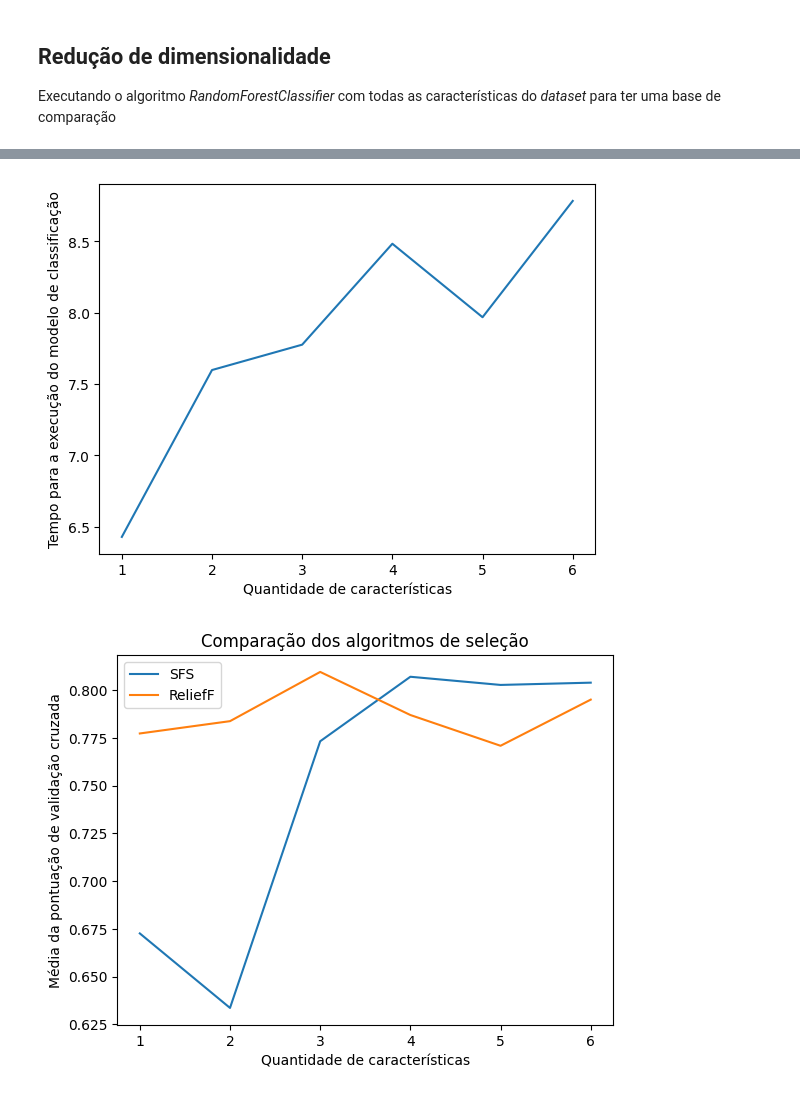
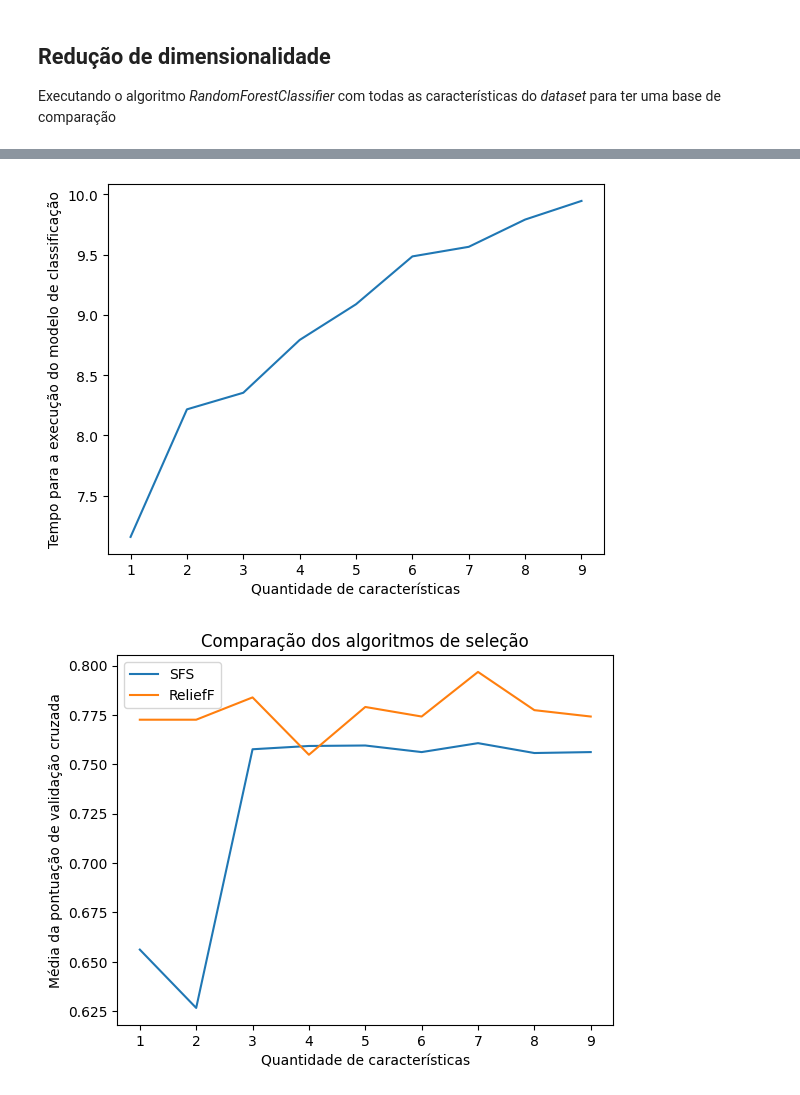
Before and after one commit to lievi/reconhecimento_padroes, a Jupyter notebook: titanic_analysis.ipynb, the cells around one changed output, grey strips where cells are left out. Saved outputs shown, nothing was run; the diff lists cells and outputs as text; code cells hidden in the pictures.

```diff
--- a/titanic_analysis.ipynb
+++ b/titanic_analysis.ipynb
@@ -26,3 +26,0 @@ df = pd.concat([train_df, test_df], axis=0, ignore_index=True)
-# %%
-# Removing passenger id
-df = df.drop('PassengerId', axis=1)
@@ -43,0 +143,2 @@ Por que remover a classe `Cabin`:
+# %%
+X_train, X_test, y_train, y_test = pre_process(train_df)
@@ -221,7 +264,37 @@ plt.show()
 # %%
-clf = RandomForestClassifier()
-sfs = feature_selection.SequentialFeatureSelector(clf, n_features_to_select=4, direction='backward')
+clf = GaussianNB()
+sfs = feature_selection.SequentialFeatureSelector(clf, direction='backward')
+skf = StratifiedKFold(n_splits=10)
+
+# sfs_grid_search = model_selection.GridSearchCV(estimator=sfs, param_grid={'n_features_to_select': range(1, 10)}, cv=skf, scoring='accuracy')
+# sfs_grid_search.fit(X_train, y_train)
+
 sfs.fit(X_train.values, y_train.values)
+sfs_X_train = sfs.transform(X_train)
+sfs_X_test = sfs.transform(X_test)
+
+clf.fit(sfs_X_train, y_train)
+sfs_y_pred = clf.predict(sfs_X_test)
+
+sfs_f1_score = cross_val_score(clf, sfs_X_train, y_train, cv=K_FOLD, scoring='f1_weighted')
+sfs_precision_score = cross_val_score(clf, sfs_X_train, y_train, cv=K_FOLD, scoring='precision')
+sfs_recall_score = cross_val_score(clf, sfs_X_train, y_train, cv=K_FOLD, scoring='recall')
+sfs_accuracy_score = cross_val_score(clf, sfs_X_train, y_train, cv=K_FOLD, scoring='accuracy')
+
+# clf = GridSearchCV(pca_gnb, parameters)
+# clf.fit(df_pca, y_train)
+
+results_df.at['sfs', 'f1_mean'] = np.mean(sfs_f1_score)
+results_df.at['sfs', 'f1_std'] = np.std(scores)
+
+results_df.at['sfs', 'precision_mean'] = np.mean(sfs_precision_score)
+results_df.at['sfs', 'precision_std'] = np.std(sfs_precision_score)
+
+results_df.at['sfs', 'recall_mean'] = np.mean(sfs_recall_score)
+results_df.at['sfs', 'recall_std'] = np.std(sfs_recall_score)
+
+results_df.at['sfs', 'accuracy_mean'] = np.mean(sfs_accuracy_score)
+results_df.at['sfs', 'accuracy_std'] = np.std(sfs_accuracy_score)
 # %%
 selected_features = [
     feature for feature,
@@ -233,7 +306,7 @@ clf = RandomForestClassifier()
 sfs_scores = []
 clf_processing_time = []
 # Testing the accuracy each feature
-for i in range(1, 7):
+for i in range(1, 10):
     start = time.time()
     sfs = SFS(clf,
           k_features=i, # number of features to select
@@ -247,20 +320,20 @@ for i in range(1, 7):
     clf_processing_time.append(end - start)
 # %%
 fig, ax = plt.subplots()
-ax.plot(list(range(1, 7)), clf_processing_time)
+ax.plot(list(range(1, 10)), clf_processing_time)
 ax.set_ylabel('Tempo para a execução do modelo de classificação')
 ax.set_xlabel('Quantidade de características')
 plt.show()
 # %% [output]
-[figure, old version]
+[figure, new version]
 # %%
 fig, ax = plt.subplots()
-ax.plot(list(range(1, 7)), sfs_scores, label='SFS')
-ax.plot(list(range(1, 7)), scores, label='ReliefF')
+ax.plot(list(range(1, 10)), sfs_scores, label='SFS')
+ax.plot(list(range(1, 10)), scores, label='ReliefF')
 ax.set_ylabel('Média da pontuação de validação cruzada')
 ax.set_xlabel('Quantidade de características')
 ax.legend()
 ax.set_title('Comparação dos algoritmos de seleção')
 plt.show()
 # %% [output]
-[figure, old version]
+[figure, new version]
```
Also changed, not shown: parts of 52 cells of this notebook, 2 other files.
